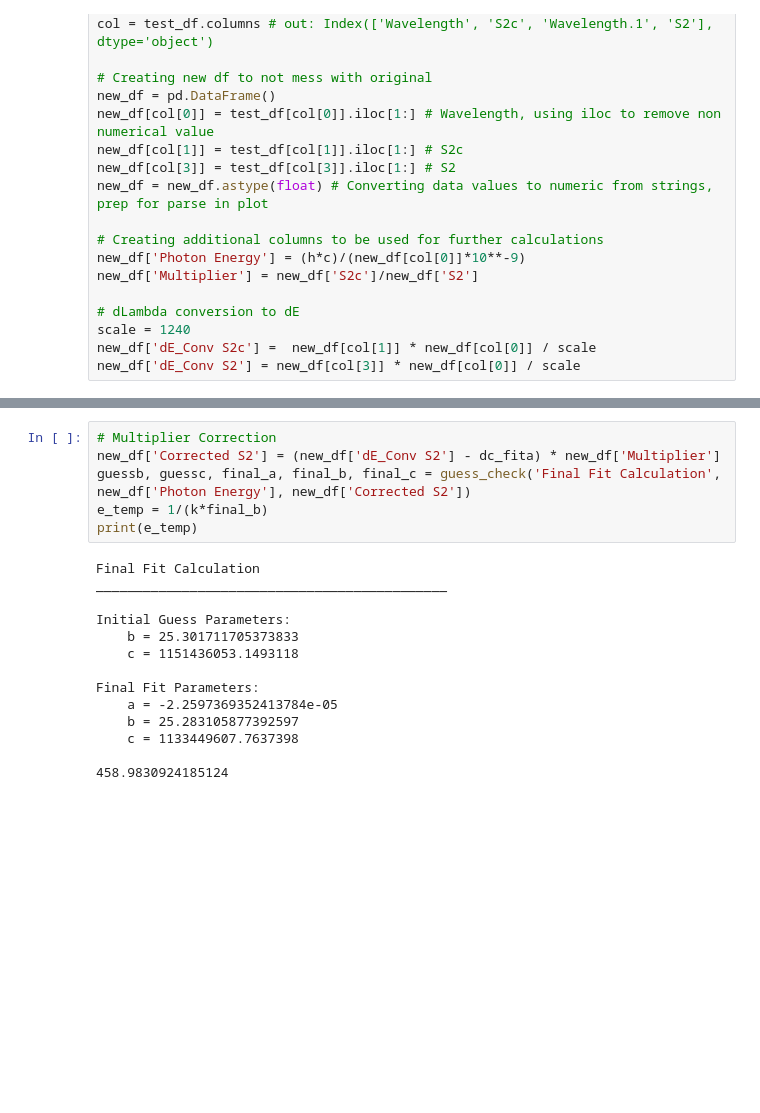
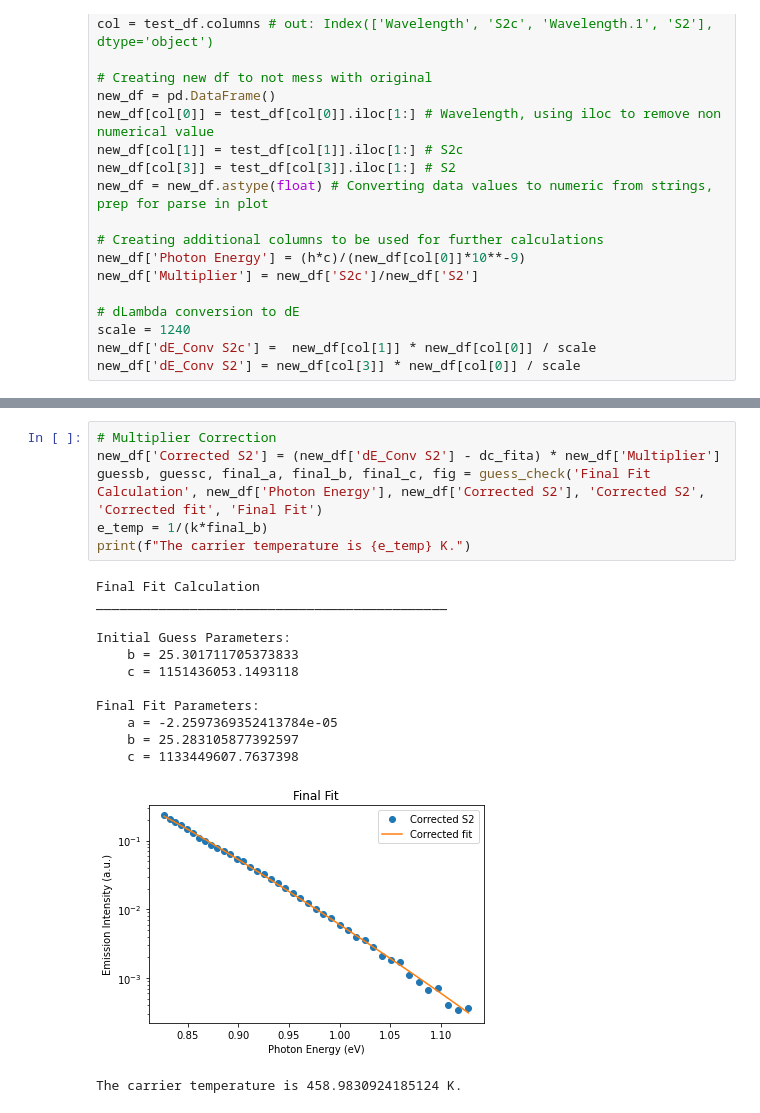
Before and after one commit to teoyi/PROJECT-Automate-Research-Process, a Jupyter notebook: test_v2.ipynb, the cells around one changed output, grey strips where cells are left out. Cells and saved outputs as stored; diff of their text form; blank space fills up the shorter version.

```diff
--- a/test_v2.ipynb
+++ b/test_v2.ipynb
@@ -107,20 +118,20 @@ Final Fit Parameters:
 # %%
 # Multiplier Correction
 new_df['Corrected S2'] = (new_df['dE_Conv S2'] - dc_fita) * new_df['Multiplier']
-guessb, guessc, final_a, final_b, final_c = guess_check('Final Fit Calculation', new_df['Photon Energy'], new_df['Corrected S2'])
+guessb, guessc, final_a, final_b, final_c, fig = guess_check('Final Fit Calculation', new_df['Photon Energy'], new_df['Corrected S2'], 'Corrected S2', 'Corrected fit', 'Final Fit')
 e_temp = 1/(k*final_b)
-print(e_temp)
+print(f"The carrier temperature is {e_temp} K.")
 # %% [output]
 Final Fit Calculation
 _____________________________________________
 
 Initial Guess Parameters:
     b = 25.301711705373833
     c = 1151436053.1493118
 
 Final Fit Parameters:
     a = -2.2597369352413784e-05
     b = 25.283105877392597
     c = 1133449607.7637398
-
-458.9830924185124
+[figure, added]
+The carrier temperature is 458.9830924185124 K.
```
Also changed, not shown: parts of 1 cell of this notebook.
